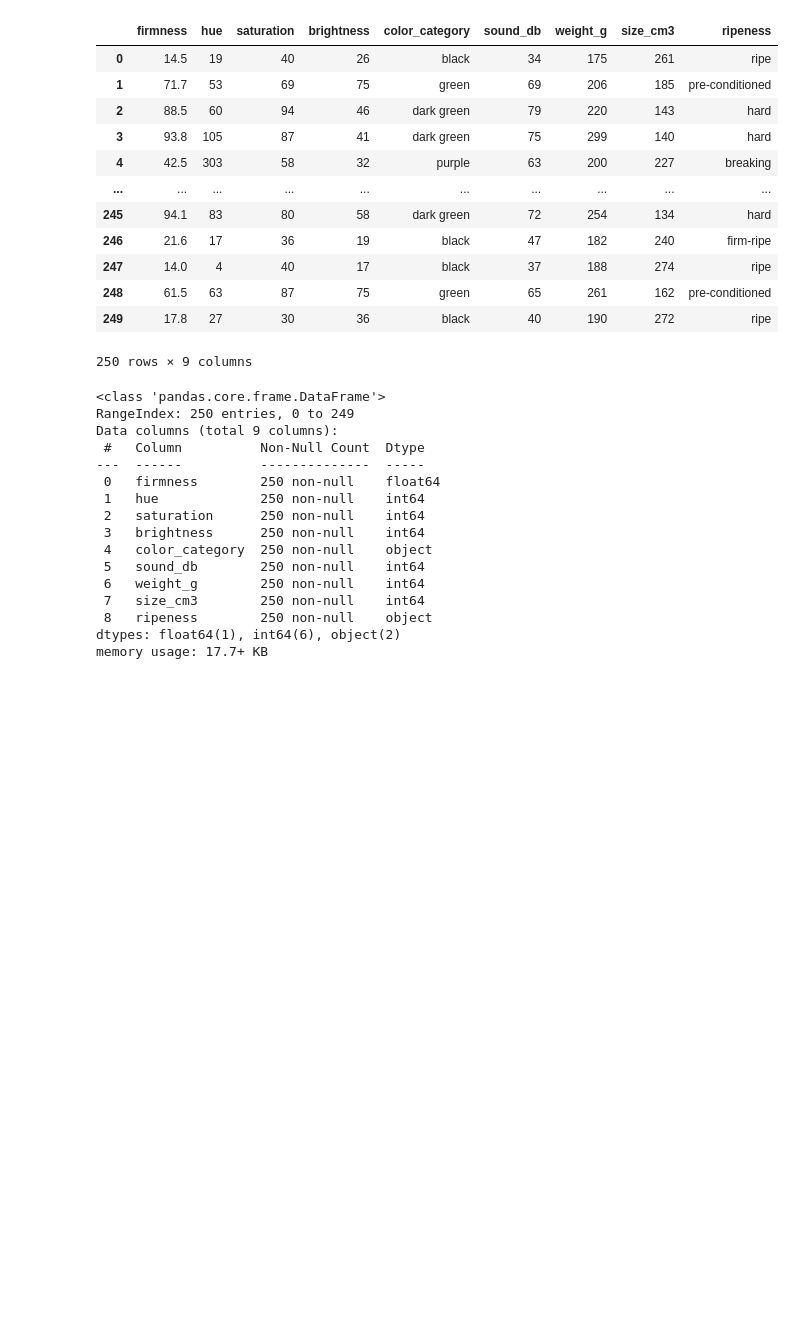
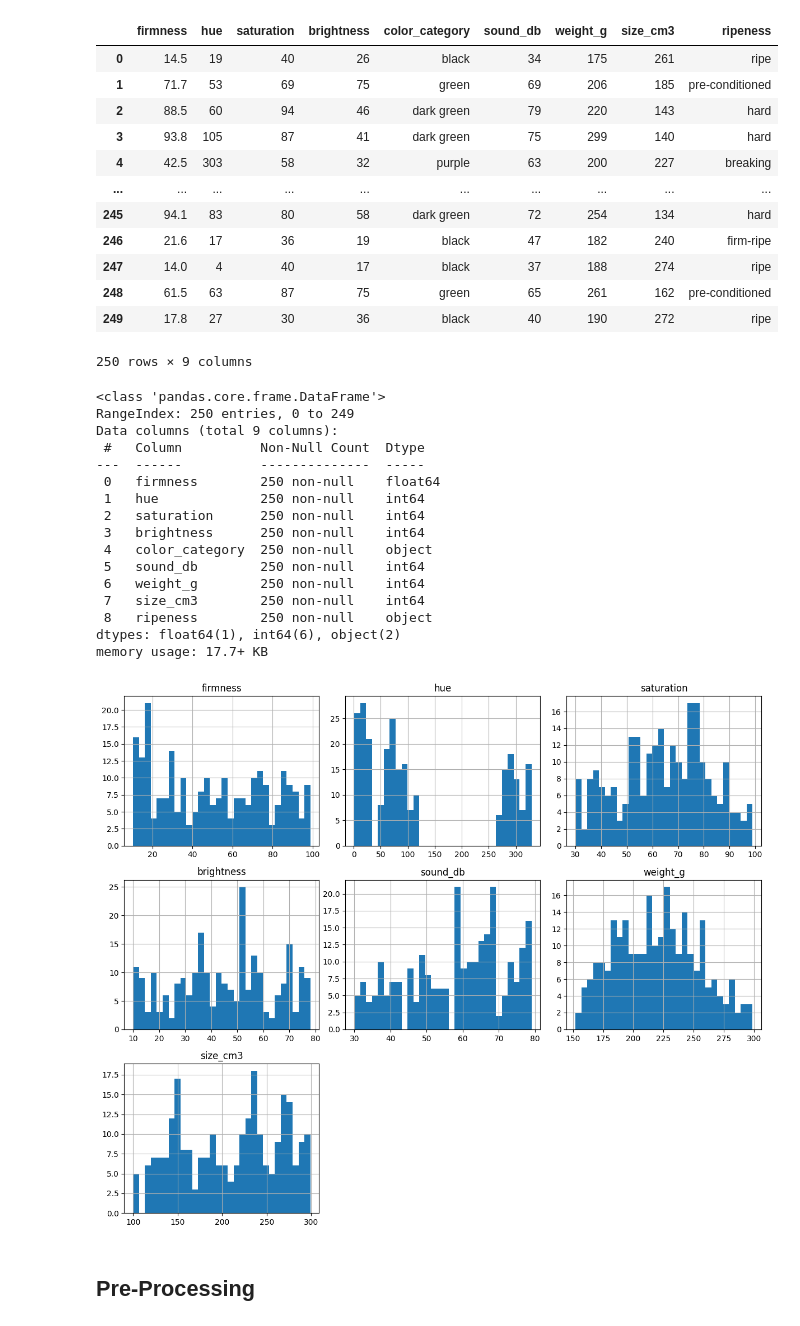
Before and after one commit to carlmig/ffn-classification-avocado, a Jupyter notebook: notebook.ipynb, the cells around one changed output. Drawn from its saved outputs; the diff is of its cells as text; code cells hidden in the pictures; blank space fills up the shorter version.

Commit message:
scaler decision

```diff
--- a/notebook.ipynb
+++ b/notebook.ipynb
@@ -62,3 +62,16 @@ Data columns (total 9 columns):
  8   ripeness        250 non-null    object
 dtypes: float64(1), int64(6), object(2)
 memory usage: 17.7+ KB
+# %%
+# this diagrams show if the data is gaussian (bell shape) or not
+# this is useful to determine the best scaler: StandardScaler, MinMaxScaler or RobustScaler.
+# by default, StandardScaler should be quite good, but is best with gaussian data
+# if the data is not Gaussian, MinMax can be better and RobustScaler should be used in case of big outliers
+
+raw.hist(bins=30, figsize=(12, 10))
+plt.tight_layout()
+plt.show()
+# %% [output]
+[figure, added]
+# %% [markdown]
+## Pre-Processing
```
